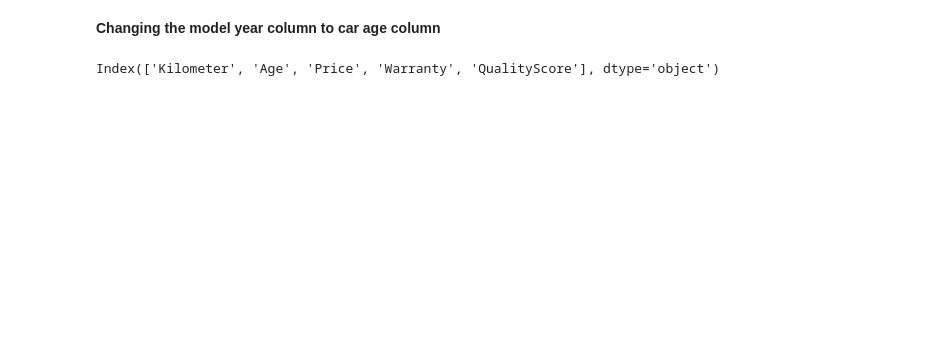
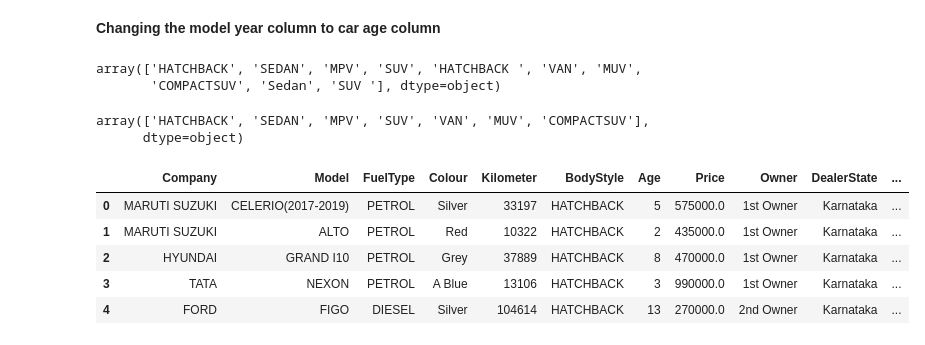
Before and after one commit to shriansh8619/Used-Car-Price-Prediction, a Jupyter notebook: Used_Car_Price_Prediction.ipynb, the cells around one changed output. Saved outputs shown, nothing was run; the diff lists cells and outputs as text; code cells hidden in the pictures; blank space fills up the shorter version.

```diff
--- a/Used_Car_Price_Prediction.ipynb
+++ b/Used_Car_Price_Prediction.ipynb
@@ -159,7 +154,23 @@ Name: count, Length: 218, dtype: int64
 # %%
 df['ModelYear'] = 2023 - df['ModelYear']
 df.rename(columns={'ModelYear':'Age'},inplace=True)
-# %%
-df.select_dtypes(include=['int64','float64']).columns
-# %% [output]
-Index(['Kilometer', 'Age', 'Price', 'Warranty', 'QualityScore'], dtype='object')
+# %%
+df['BodyStyle'].unique()
+# %% [output]
+array(['HATCHBACK', 'SEDAN', 'MPV', 'SUV', 'HATCHBACK ', 'VAN', 'MUV',
+       'COMPACTSUV', 'Sedan', 'SUV '], dtype=object)
+# %%
+df['BodyStyle']=df['BodyStyle'].str.strip().str.upper()
+df['BodyStyle'].unique()
+# %% [output]
+array(['HATCHBACK', 'SEDAN', 'MPV', 'SUV', 'VAN', 'MUV', 'COMPACTSUV'],
+      dtype=object)
+# %%
+df.head()
+# %% [output]
+|  | Company | Model | FuelType | Colour | Kilometer | BodyStyle | Age | Price | Owner | DealerState | ... |
+| 0 | MARUTI SUZUKI | CELERIO(2017-2019) | PETROL | Silver | 33197 | HATCHBACK | 5 | 575000.0 | 1st Owner | Karnataka | ... |
+| 1 | MARUTI SUZUKI | ALTO | PETROL | Red | 10322 | HATCHBACK | 2 | 435000.0 | 1st Owner | Karnataka | ... |
+| 2 | HYUNDAI | GRAND I10 | PETROL | Grey | 37889 | HATCHBACK | 8 | 470000.0 | 1st Owner | Karnataka | ... |
+| 3 | TATA | NEXON | PETROL | A Blue | 13106 | HATCHBACK | 3 | 990000.0 | 1st Owner | Karnataka | ... |
+| 4 | FORD | FIGO | DIESEL | Silver | 104614 | HATCHBACK | 13 | 270000.0 | 2nd Owner | Karnataka | ... |
```
Also changed, not shown: parts of 34 cells of this notebook.
